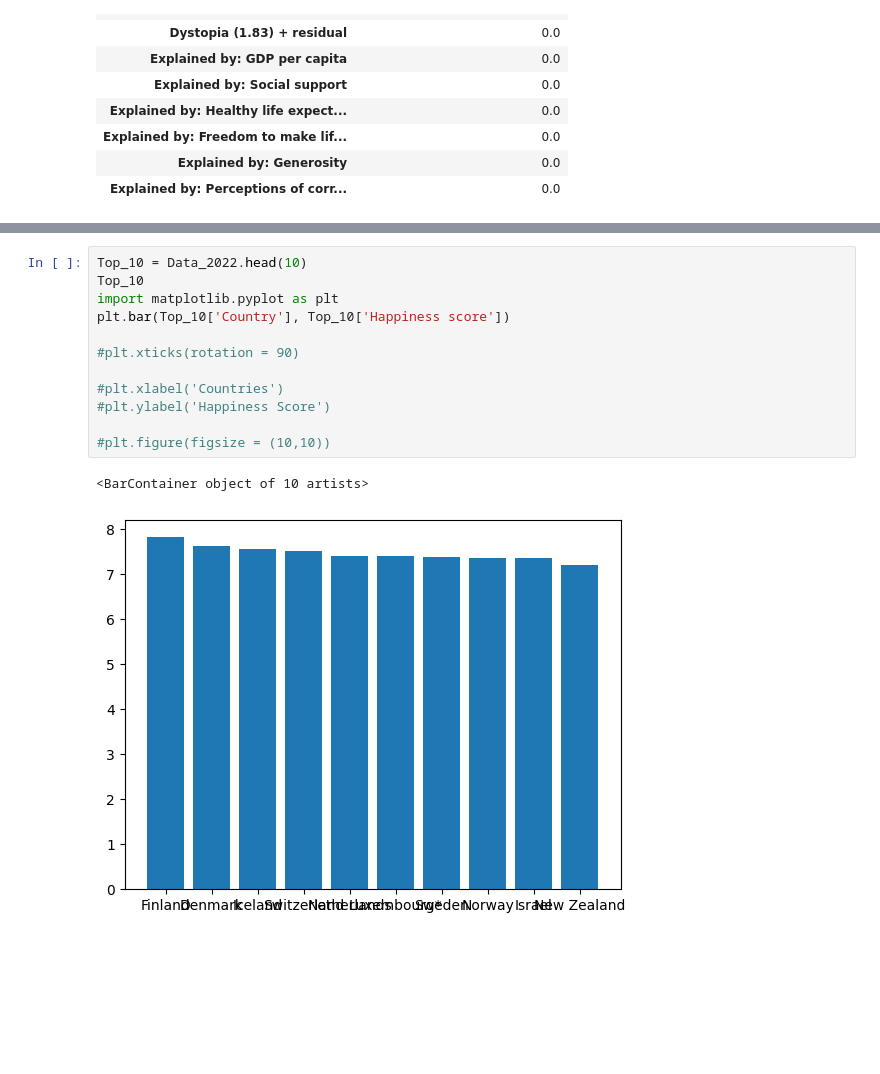
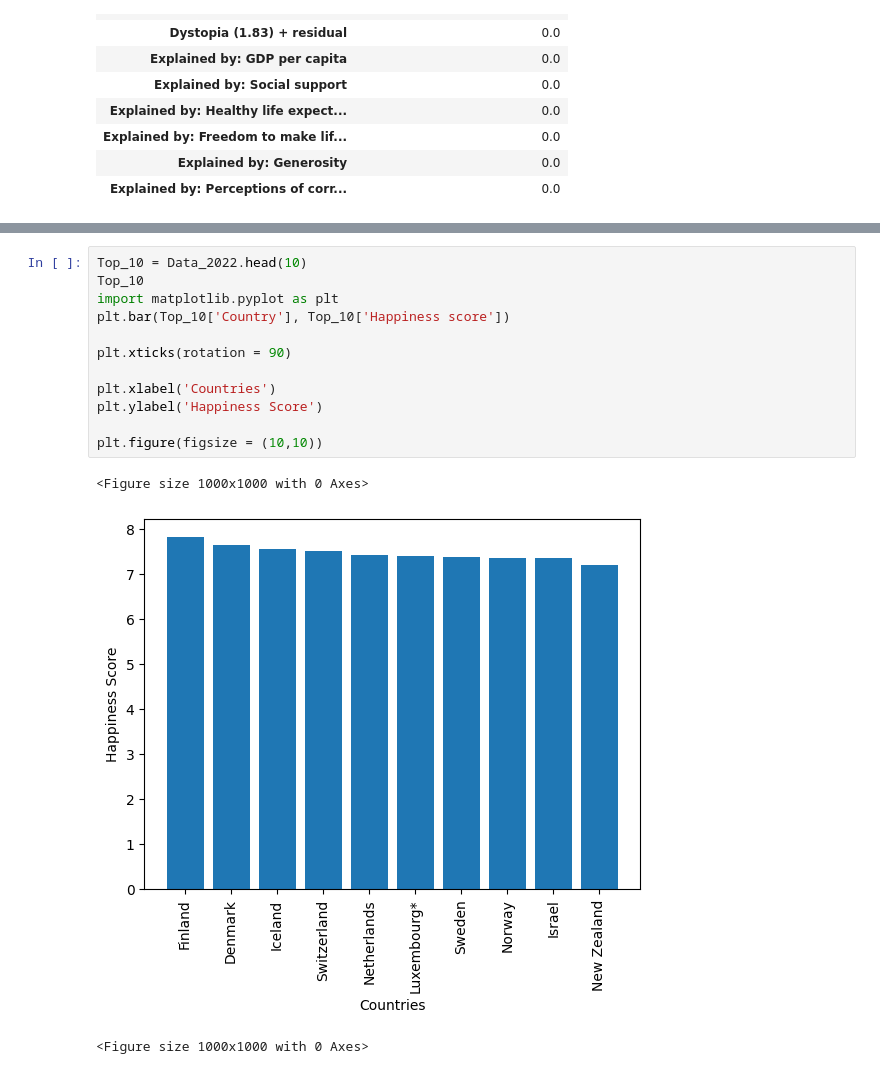
Before and after one commit to RGiskard/MO430, a Jupyter notebook: Tarefa 2/Tarefa 2 - Visualização de Dados.ipynb, the cells around one changed output, grey strips where cells are left out. Cells and saved outputs as stored; diff of their text form; blank space fills up the shorter version.

```diff
--- a/Tarefa 2/Tarefa 2 - Visualização de Dados.ipynb
+++ b/Tarefa 2/Tarefa 2 - Visualização de Dados.ipynb
@@ -94,15 +94,16 @@ Data_2022.describe()
 # %%
 Top_10 = Data_2022.head(10)
 Top_10
 import matplotlib.pyplot as plt
 plt.bar(Top_10['Country'], Top_10['Happiness score'])
 
-#plt.xticks(rotation = 90)
+plt.xticks(rotation = 90)
 
-#plt.xlabel('Countries')
-#plt.ylabel('Happiness Score')
+plt.xlabel('Countries')
+plt.ylabel('Happiness Score')
 
-#plt.figure(figsize = (10,10))
+plt.figure(figsize = (10,10))
 # %% [output]
-<BarContainer object of 10 artists>
+<Figure size 1000x1000 with 0 Axes>
-[figure, old version]
+[figure, new version]
+<Figure size 1000x1000 with 0 Axes>
```
Also changed, not shown: parts of 1 cell of this notebook, 3 other files.
